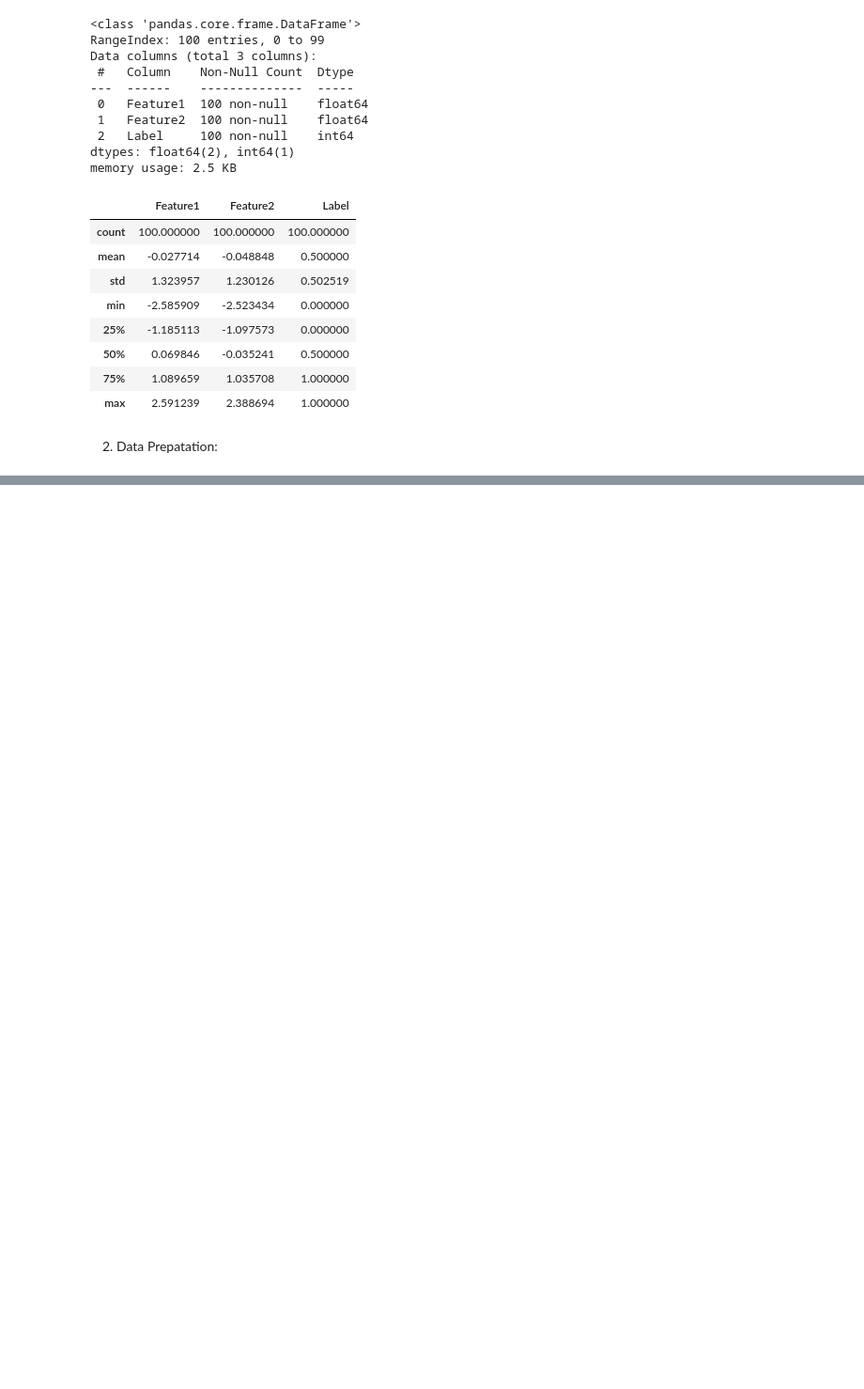
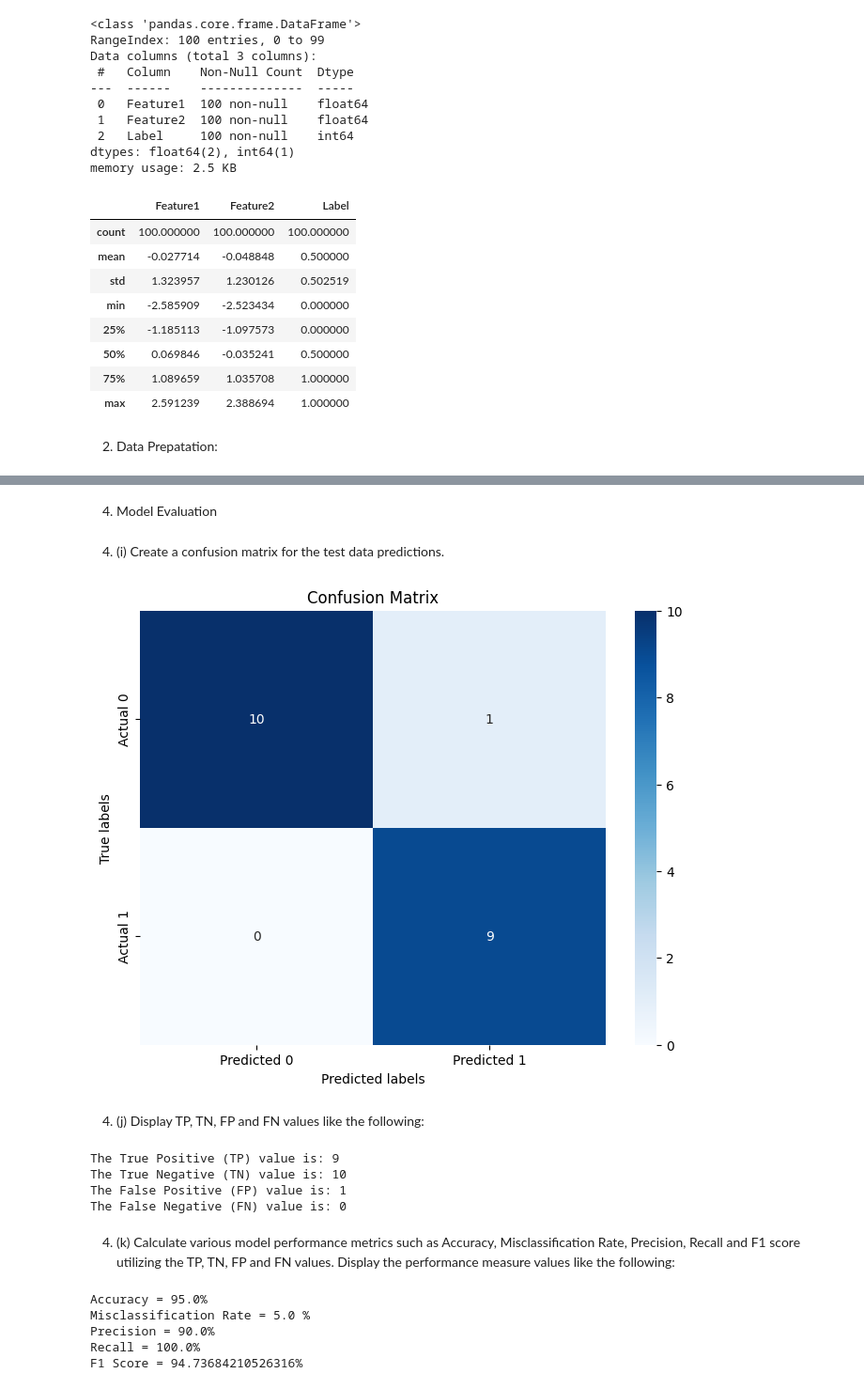
Before and after one commit to Khurdhula-Harshavardhan/Machine-Learning-Classification-Task, a Jupyter notebook: Part I/solution.ipynb, the cells around one changed output, grey strips where cells are left out. Shown at 94% size. Drawn from its saved outputs; the diff is of its cells as text; code cells hidden in the pictures; blank space fills up the shorter version.

```diff
--- a/Part I/solution.ipynb
+++ b/Part I/solution.ipynb
@@ -76,0 +90,9 @@ data.describe()
+# %%
+# 2. f. splitting the data: and standardizing features:
+y = data["Label"]
+
+X = np.column_stack((data['Feature1'], data['Feature2']))
+scaler = StandardScaler()
+
+# Fit the scaler to the data and transform the data
+X = scaler.fit_transform(X)
@@ -76,0 +101,3 @@ data.describe()
+# %%
+#2 e.
+X_train, X_test, y_train, y_test = train_test_split(X, y, test_size=0.2, random_state=42)
@@ -76,0 +108,4 @@ data.describe()
+# %%
+# 3. g.
+knn = KNeighborsClassifier(n_neighbors=1)
+knn.fit(X_train, y_train)
@@ -76,0 +116,6 @@ data.describe()
+# %%
+# 3. h.
+predictions = knn.predict(X_test)
+
+for i in range(len(X_test)):
+    print("Instance: " + str(X_test[i])+", True Label: " + str(y_test.iloc[i]) +", Predicted Label: "+str(predictions[i]))
@@ -76,0 +143,58 @@ data.describe()
+# %% [markdown]
+4. Model Evaluation
+# %% [markdown]
+4. (i) Create a confusion matrix for the test data predictions.
+# %%
+# 4 i.
+cm = confusion_matrix(y_test, predictions)
+tn = cm[0][0]
+fp = cm[0][1]
+tp = cm[1][1]
+fn = cm[1][0]
+
+# Display the confusion matrix
+plt.figure(figsize=(8,6))
+sns.heatmap(cm, annot=True, fmt='g', cmap='Blues', xticklabels=['Predicted 0', 'Predicted 1'], yticklabels=['Actual 0', 'Actual 1'])
+plt.xlabel('Predicted labels')
+plt.ylabel('True labels')
+plt.title('Confusion Matrix')
+plt.show()
+# %% [output]
+[figure, added]
+# %% [markdown]
+4. (j) Display TP, TN, FP and FN values like the following:
+# %%
+#4. j.
+print("The True Positive (TP) value is: "+str(tp))
+print("The True Negative (TN) value is: "+str(tn))
+print("The False Positive (FP) value is: "+str(fp))
+print("The False Negative (FN) value is: "+str(fn))
+# %% [output]
+The True Positive (TP) value is: 9
+The True Negative (TN) value is: 10
+The False Positive (FP) value is: 1
+The False Negative (FN) value is: 0
+# %% [markdown]
+4. (k) Calculate various model performance metrics such as Accuracy, Misclassification Rate,
+Precision, Recall and F1 score utilizing the TP, TN, FP and FN values. Display the performance
+measure values like the following:
+# %%
+#4. k.
+accuracy = (tp + tn) / (tp + tn + fp + fn)
+misclassification_rate = (fp + fn) / (tp + tn + fp + fn)
+precision = tp / (tp + fp)
+recall = tp / (tp + fn)
+f1_score = 2 * (precision * recall) / (precision + recall)
+
+
+print("Accuracy = "+str(accuracy*100) + "%")
+print("Misclassification Rate = "+str(misclassification_rate*100) + " %")
+print("Precision = " +str(precision * 100) +str("%"))
+print("Recall = " +str(recall * 100) +str("%"))
+print("F1 Score = " +str(f1_score * 100) +str("%"))
+# %% [output]
+Accuracy = 95.0%
+Misclassification Rate = 5.0 %
+Precision = 90.0%
+Recall = 100.0%
+F1 Score = 94.73684210526316%
```
Also changed, not shown: parts of 15 cells of this notebook.
